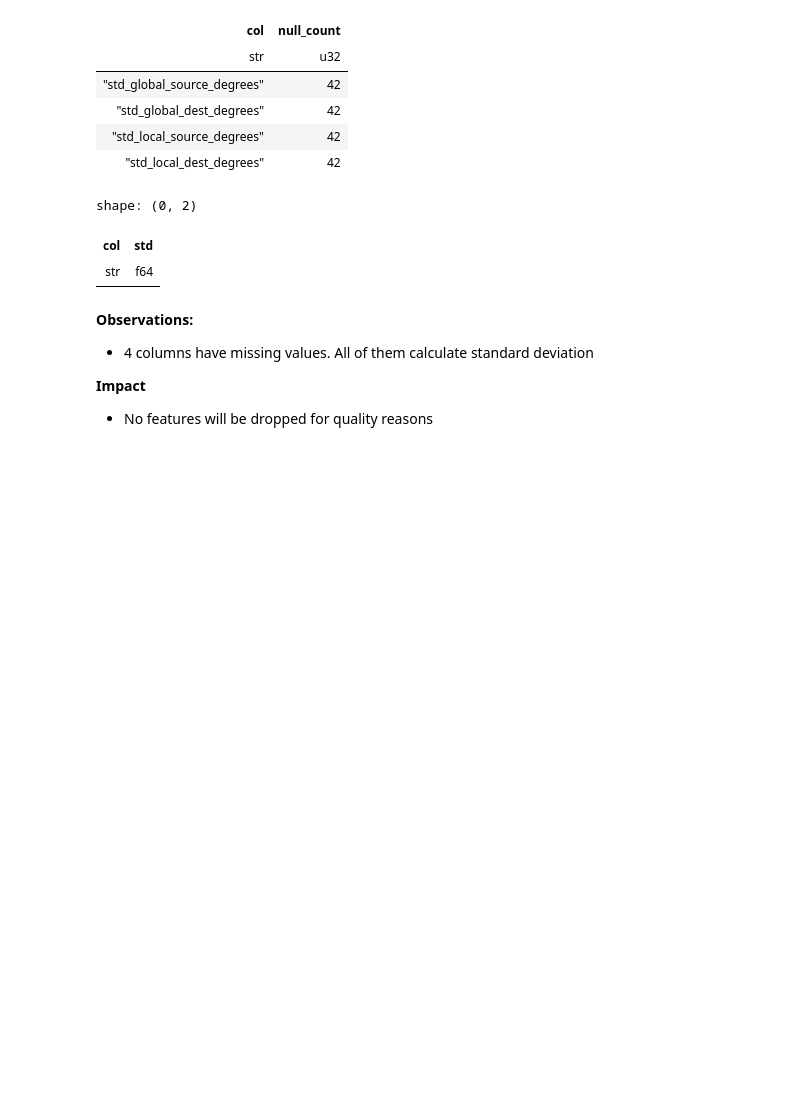
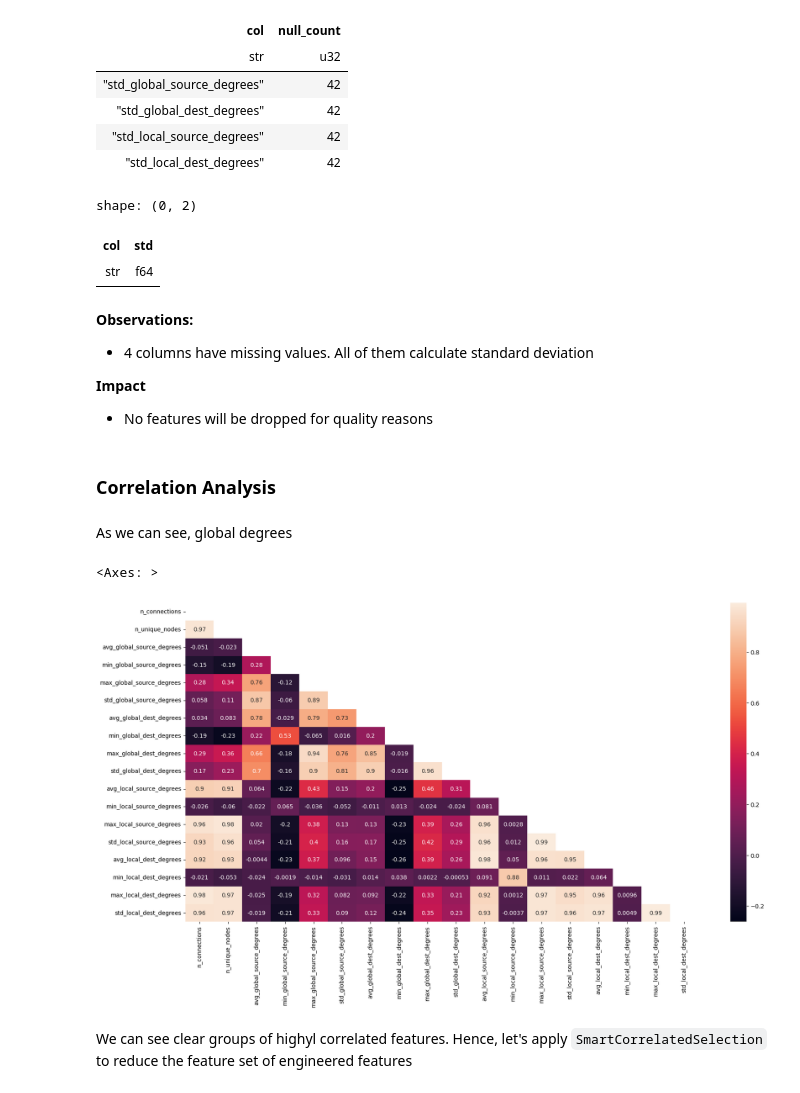
Before and after one commit to HichemJordan/API-Security-Access-anomaly-classification, a Jupyter notebook: notebooks/feature_engineering.ipynb, the cells around one changed output. Cells and saved outputs as stored; diff of their text form; code cells hidden in the pictures; blank space fills up the shorter version.

Commit message:
Correlation analysis of features

```diff
--- a/notebooks/feature_engineering.ipynb
+++ b/notebooks/feature_engineering.ipynb
@@ -224,3 +224,18 @@ shape: (0, 2)
 
 **Impact**
 * No features will be dropped for quality reasons
+# %% [markdown]
+### Correlation Analysis
+# %% [markdown]
+As we can see, global degrees
+# %%
+feature_corrs = graph_features.select(engineered_features).to_pandas().dropna().corr()
+feature_corrs.index = feature_corrs.columns
+matrix = np.triu(feature_corrs)
+fig = plt.figure(figsize=(20, 10))
+sns.heatmap(feature_corrs, annot=True, mask=matrix)
+# %% [output]
+<Axes: >
+[figure, added]
+# %% [markdown]
+We can see clear groups of highyl correlated features. Hence, let's apply `SmartCorrelatedSelection` to reduce the feature set of engineered features
```
Also changed, not shown: parts of 5 cells of this notebook.
